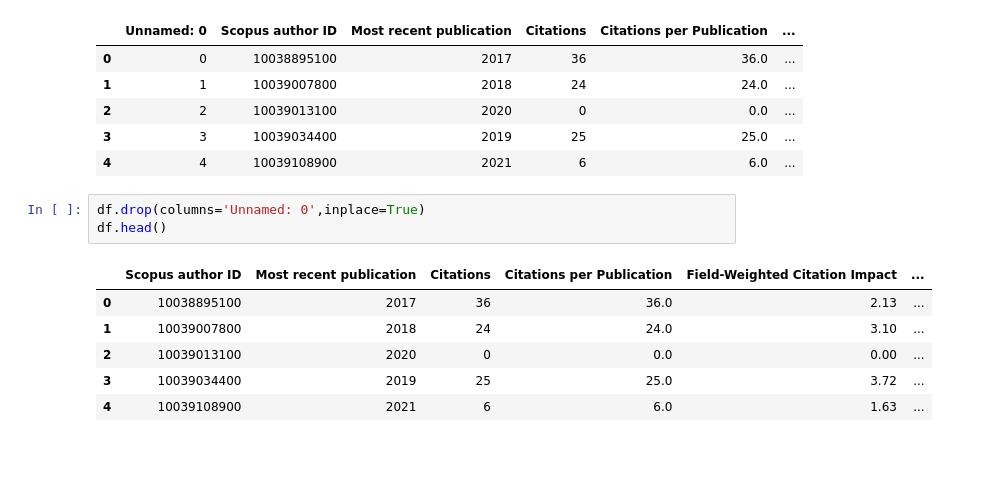
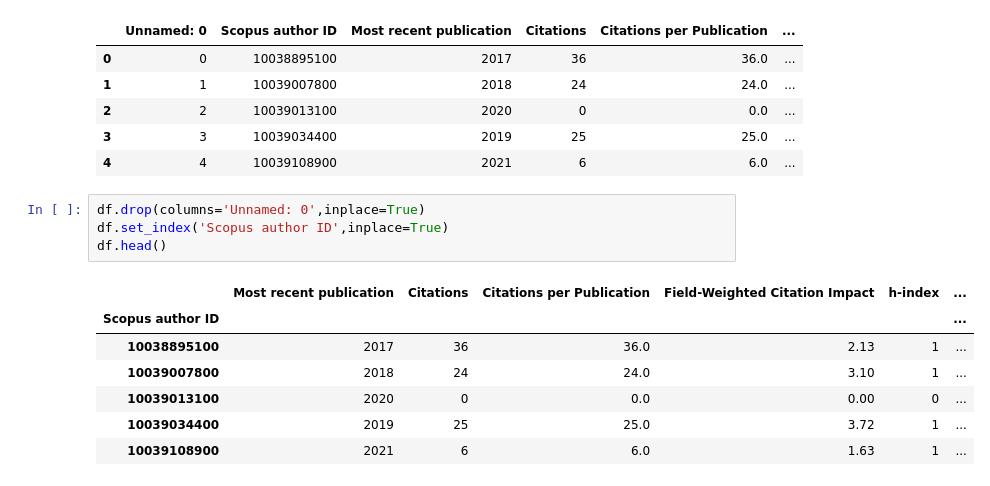
Before and after one commit to ElizabethAndriano/RisingStars, a Jupyter notebook: linearRegresion.ipynb, the cells around one changed output. Saved outputs shown, nothing was run; the diff lists cells and outputs as text; blank space fills up the shorter version.

```diff
--- a/linearRegresion.ipynb
+++ b/linearRegresion.ipynb
@@ -20,11 +28,13 @@ df.head()
 | 4 | 4 | 10039108900 | 2021 | 6 | 6.0 | ... |
 # %%
 df.drop(columns='Unnamed: 0',inplace=True)
+df.set_index('Scopus author ID',inplace=True)
 df.head()
 # %% [output]
-|  | Scopus author ID | Most recent publication | Citations | Citations per Publication | Field-Weighted Citation Impact | ... |
-| 0 | 10038895100 | 2017 | 36 | 36.0 | 2.13 | ... |
-| 1 | 10039007800 | 2018 | 24 | 24.0 | 3.10 | ... |
-| 2 | 10039013100 | 2020 | 0 | 0.0 | 0.00 | ... |
-| 3 | 10039034400 | 2019 | 25 | 25.0 | 3.72 | ... |
-| 4 | 10039108900 | 2021 | 6 | 6.0 | 1.63 | ... |
+|  | Most recent publication | Citations | Citations per Publication | Field-Weighted Citation Impact | h-index | ... |
+| Scopus author ID |  |  |  |  |  | ... |
+| 10038895100 | 2017 | 36 | 36.0 | 2.13 | 1 | ... |
+| 10039007800 | 2018 | 24 | 24.0 | 3.10 | 1 | ... |
+| 10039013100 | 2020 | 0 | 0.0 | 0.00 | 0 | ... |
+| 10039034400 | 2019 | 25 | 25.0 | 3.72 | 1 | ... |
+| 10039108900 | 2021 | 6 | 6.0 | 1.63 | 1 | ... |
```
Also changed, not shown: parts of 17 cells of this notebook.
